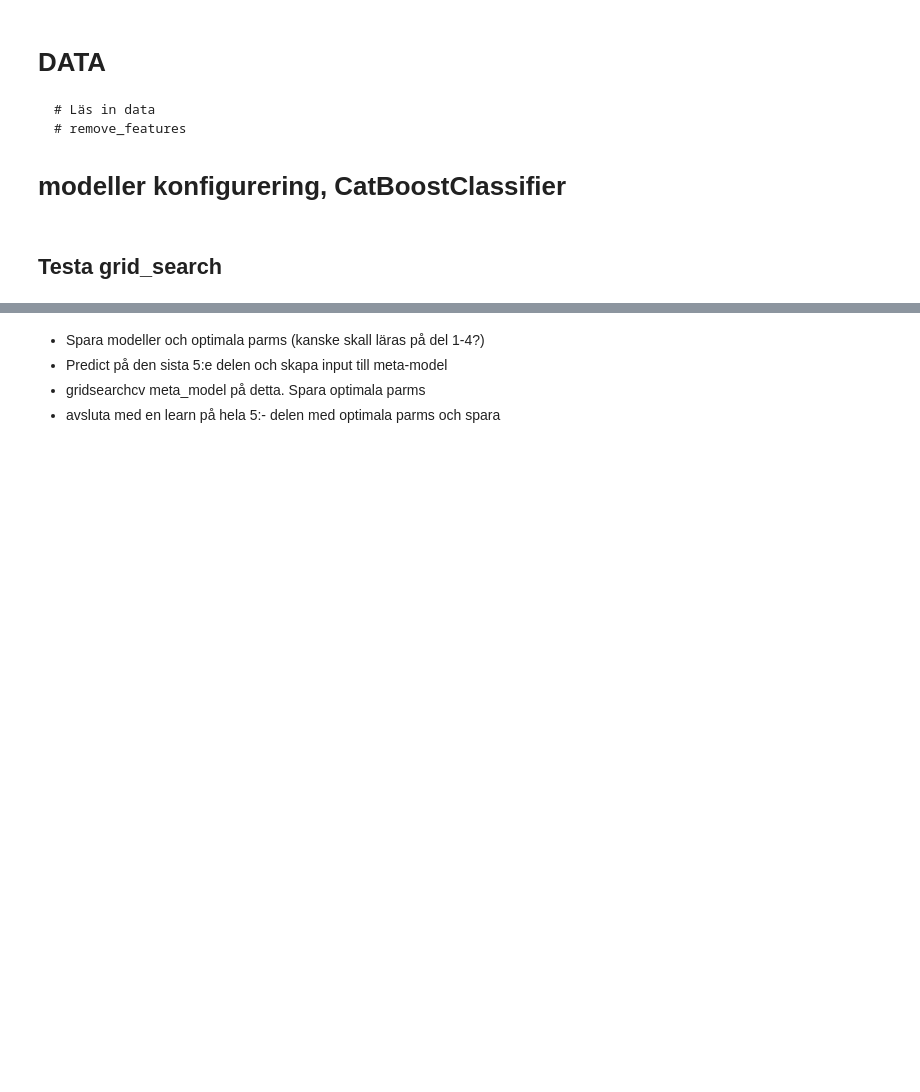
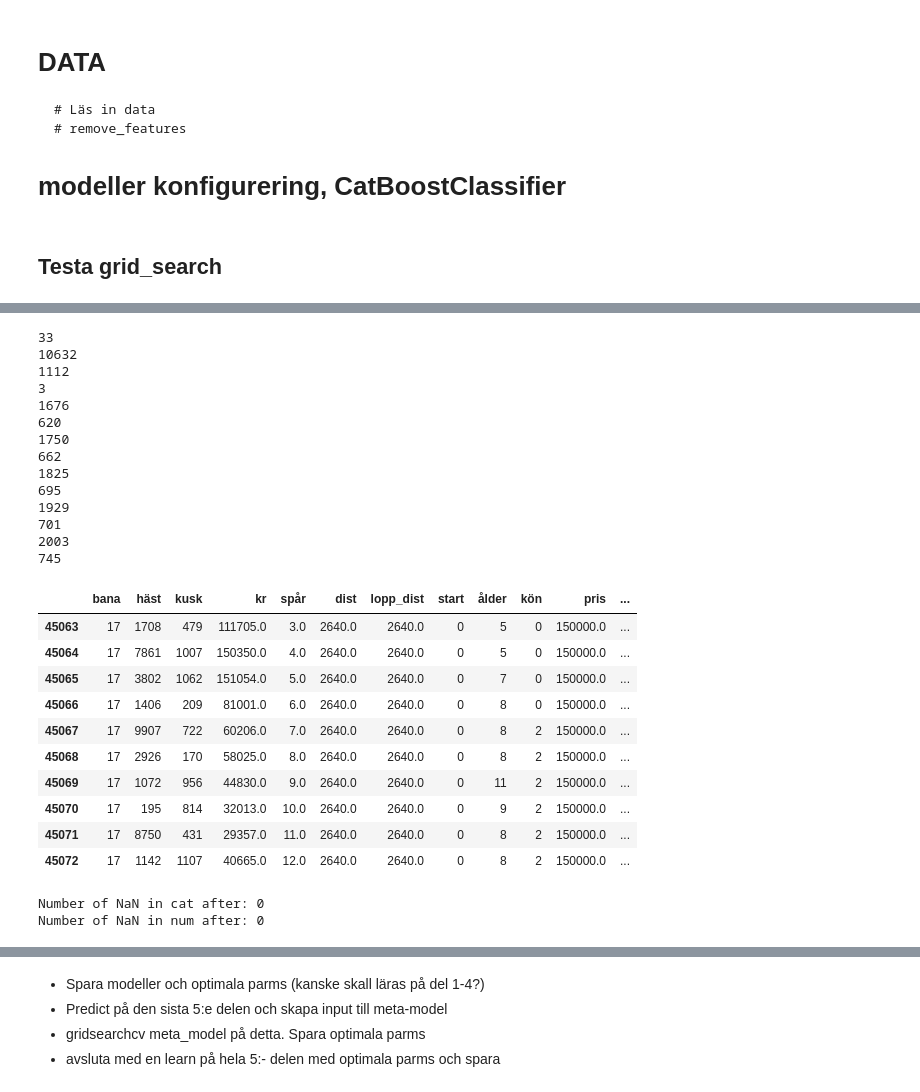
Before and after one commit to carokanns/Trav, a Jupyter notebook: spel/v75_tester/learning_and_validate.ipynb, the cells around one changed output, grey strips where cells are left out. Drawn from its saved outputs; the diff is of its cells as text; code cells hidden in the pictures; blank space fills up the shorter version.

```diff
--- a/spel/v75_tester/learning_and_validate.ipynb
+++ b/spel/v75_tester/learning_and_validate.ipynb
@@ -60,7 +60,7 @@ def läs_in_data_och_förbered():
     y.reset_index(drop=True, inplace=True)
 
     # läs in FEATIRES.txt
-    with open('..\\FEATURES.txt', 'r') as f:
+    with open('../FEATURES.txt', 'r', encoding='utf-8') as f:
         features = f.read().splitlines()
 
     assert len(features) == len(X.columns), f'features {len(features)} and X.columns {len(X.columns)} are not the same length'
@@ -160,17 +160,3 @@ def create_grid_search(X_, y_, typ, verbose=False):
     return grid_search_result
 # %% [markdown]
 ## Testa grid_search
-# %%
-# Total GridSearchCV där jag använder egen TimeseriesSplit
-if False:
-    X, y = läs_in_data_och_förbered()
-    results6 = create_grid_search(X, y, typ6)
-
-    X, y = läs_in_data_och_förbered()
-    results1 = create_grid_search(X, y, typ1)
-
-    X,y = läs_in_data_och_förbered()
-    results9 = create_grid_search(X, y, typ9)
-
-    X, y = läs_in_data_och_förbered()
-    results16 = create_grid_search(X, y, typ16)
@@ -176,0 +214,41 @@ if False:
+# %%
+    X[cat_features] = X[cat_features].astype('category')
+    # make categorical features numeric
+    for col in cat_features:
+        X[col] = X[col].cat.codes
+        print(len(X[col].unique()))
+
+    display(X.tail(10))
+
+    print('Number of NaN in cat after:', X[cat_features].isna().sum()[
+        X[cat_features].isna().sum() > 0].sort_values(ascending=False).sum())
+    print('Number of NaN in num after:', X[num_features].isna().sum()[
+        X[num_features].isna().sum() > 0].sort_values(ascending=False).sum())
+# %% [output]
+33
+10632
+1112
+3
+1676
+620
+1750
+662
+1825
+695
+1929
+701
+2003
+745
+|  | bana | häst | kusk | kr | spår | dist | lopp_dist | start | ålder | kön | pris | ... |
+| 45063 | 17 | 1708 | 479 | 111705.0 | 3.0 | 2640.0 | 2640.0 | 0 | 5 | 0 | 150000.0 | ... |
+| 45064 | 17 | 7861 | 1007 | 150350.0 | 4.0 | 2640.0 | 2640.0 | 0 | 5 | 0 | 150000.0 | ... |
+| 45065 | 17 | 3802 | 1062 | 151054.0 | 5.0 | 2640.0 | 2640.0 | 0 | 7 | 0 | 150000.0 | ... |
+| 45066 | 17 | 1406 | 209 | 81001.0 | 6.0 | 2640.0 | 2640.0 | 0 | 8 | 0 | 150000.0 | ... |
+| 45067 | 17 | 9907 | 722 | 60206.0 | 7.0 | 2640.0 | 2640.0 | 0 | 8 | 2 | 150000.0 | ... |
+| 45068 | 17 | 2926 | 170 | 58025.0 | 8.0 | 2640.0 | 2640.0 | 0 | 8 | 2 | 150000.0 | ... |
+| 45069 | 17 | 1072 | 956 | 44830.0 | 9.0 | 2640.0 | 2640.0 | 0 | 11 | 2 | 150000.0 | ... |
+| 45070 | 17 | 195 | 814 | 32013.0 | 10.0 | 2640.0 | 2640.0 | 0 | 9 | 2 | 150000.0 | ... |
+| 45071 | 17 | 8750 | 431 | 29357.0 | 11.0 | 2640.0 | 2640.0 | 0 | 8 | 2 | 150000.0 | ... |
+| 45072 | 17 | 1142 | 1107 | 40665.0 | 12.0 | 2640.0 | 2640.0 | 0 | 8 | 2 | 150000.0 | ... |
+Number of NaN in cat after: 0
+Number of NaN in num after: 0
```
Also changed, not shown: parts of 4 cells of this notebook, 26 other files.
